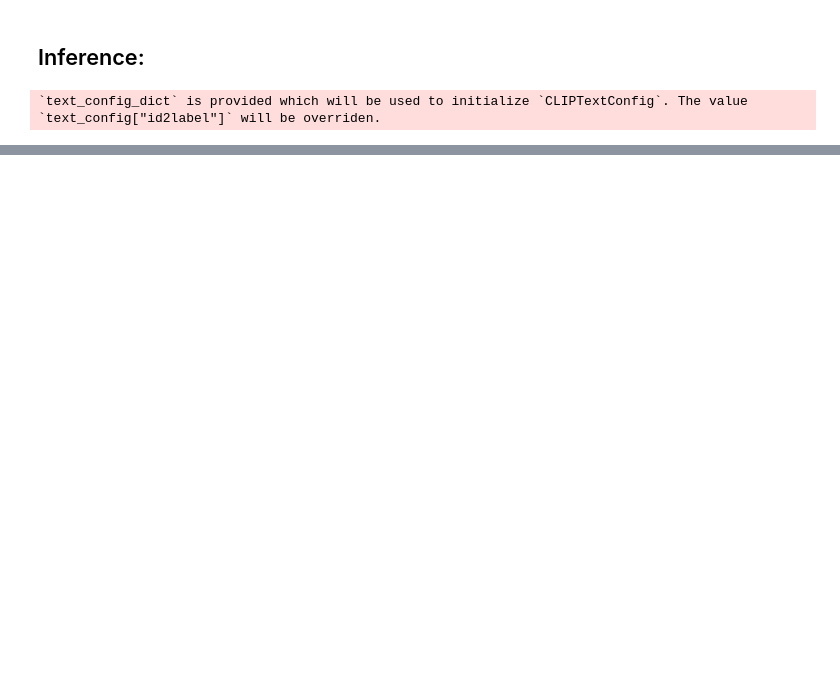
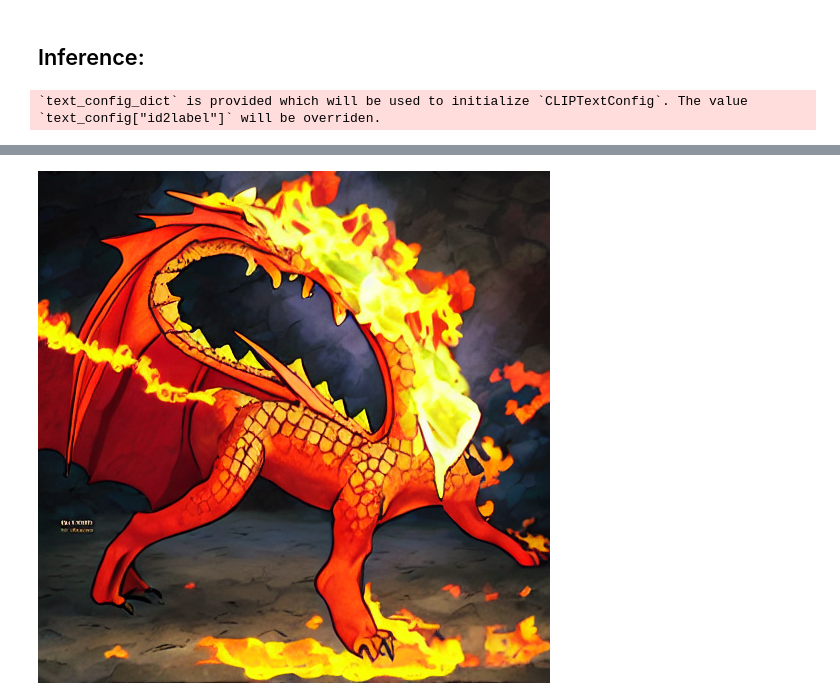
Before and after one commit to raschnick/ml2_project_x, a Jupyter notebook: 02_finetuning.ipynb, the cells around one changed output, grey strips where cells are left out. Drawn from its saved outputs; the diff is of its cells as text; code cells hidden in the pictures; blank space fills up the shorter version.

```diff
--- a/02_finetuning.ipynb
+++ b/02_finetuning.ipynb
@@ -182,0 +182,6 @@ image.show()
+# %%
+image = pipe(prompt='a dragon with fire').images[0]
+image.save('images/image2.png')
+image.show()
+# %% [output]
+[figure, added]
```
Also changed, not shown: parts of 3 cells of this notebook.
